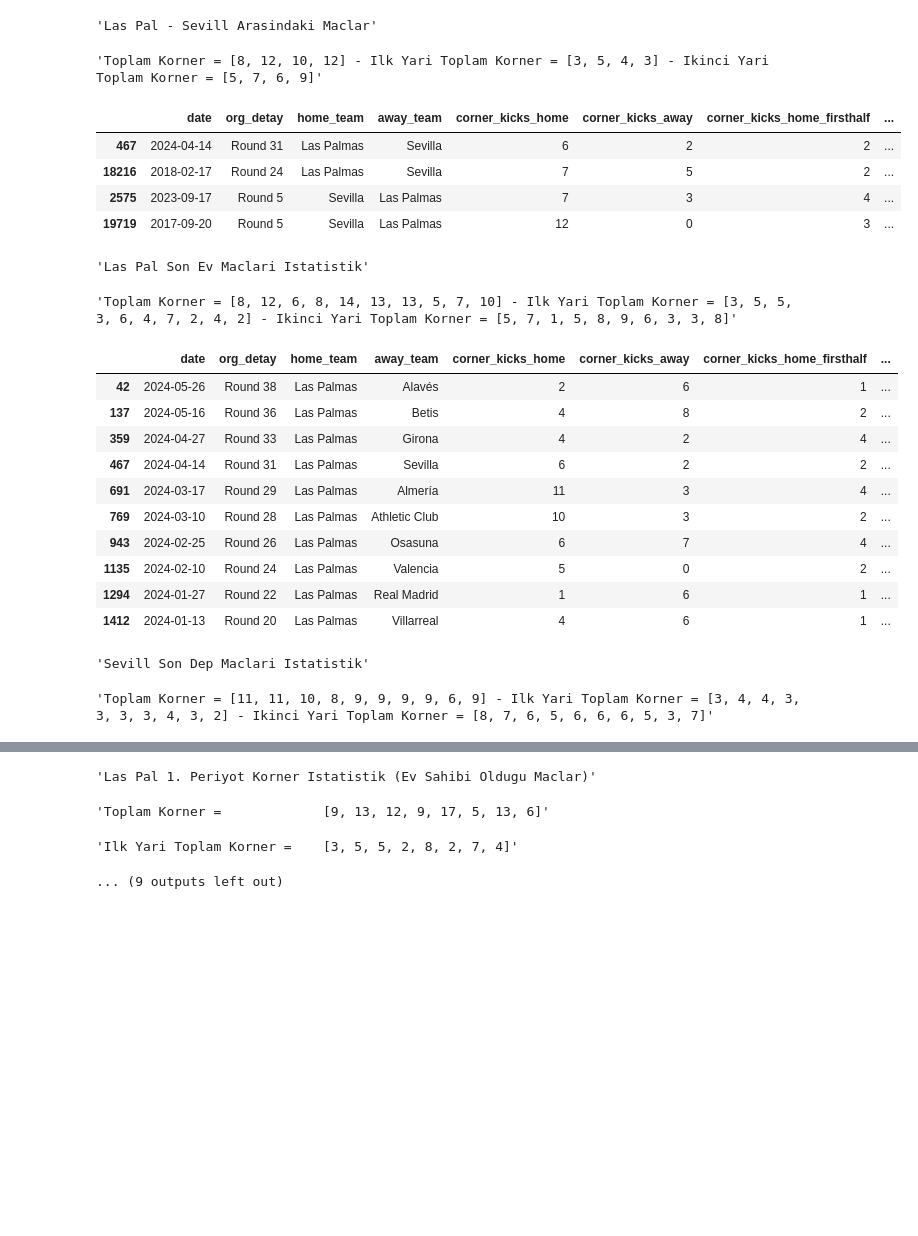
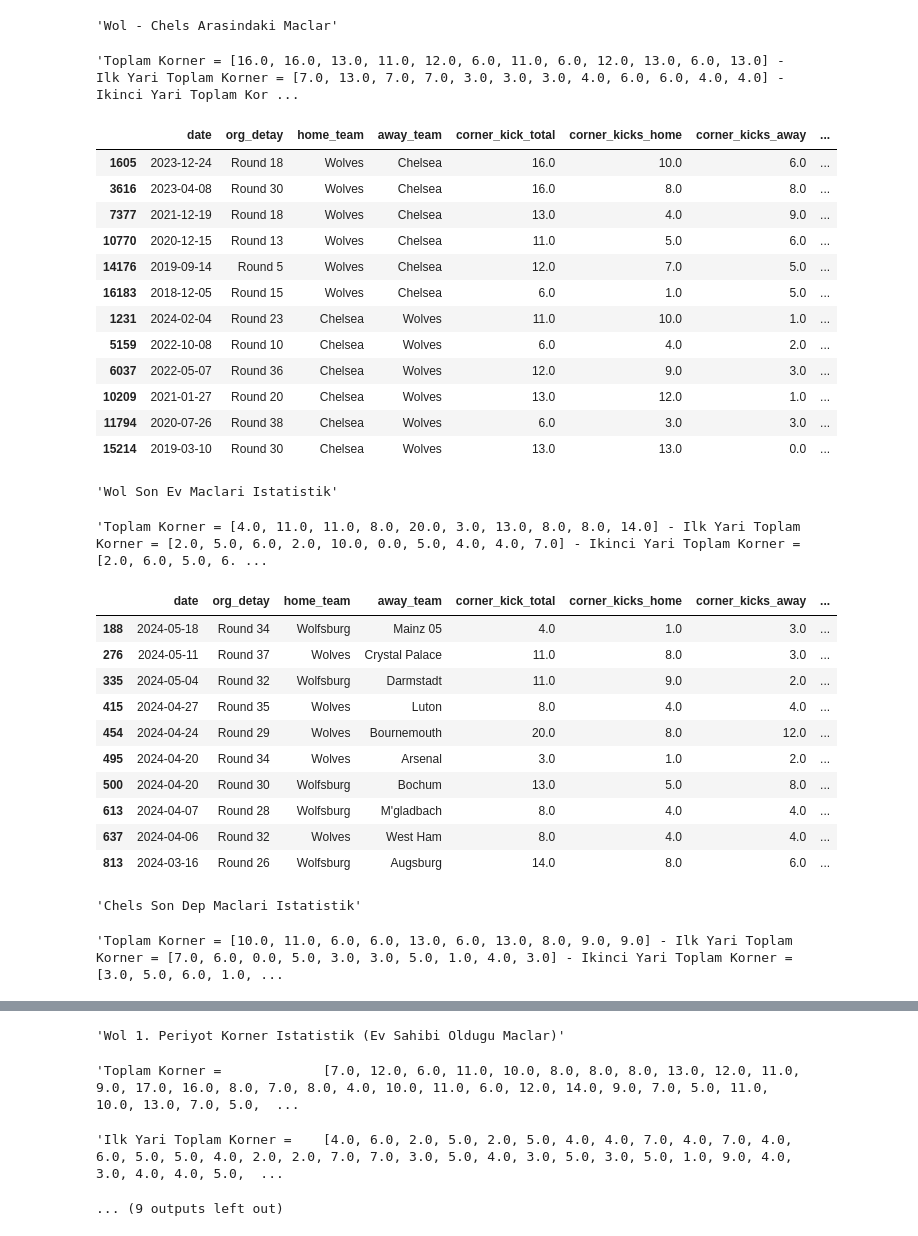
Before and after one commit to jesustr/sofa_calisma, a Jupyter notebook: sofa_functions.ipynb, the cells around one changed output, grey strips where cells are left out. Drawn from its saved outputs; the diff is of its cells as text; code cells hidden in the pictures; blank space fills up the shorter version.

```diff
--- a/sofa_functions.ipynb
+++ b/sofa_functions.ipynb
@@ -1,21 +1,26 @@
 # %%
 import pandas as pd
+import matplotlib.pyplot as plt
+import seaborn as sns
 pd.set_option('display.max_colwidth', None)
 pd.set_option('display.max_columns', None)
 pd.set_option('display.width', None)
-df = pd.read_csv('/Users/icy/Football_project/Footbal_project/csvler/last_df_.csv', parse_dates=['date'])
+df = pd.read_csv('/Users/icy/Desktop/sofa/sofa_all_works/csvler/last_df.csv', parse_dates=['date'])
+import numpy as np
 # %%
 import pandas as pd
 from IPython.display import HTML
 from IPython.display import display
+import matplotlib.pyplot as plt
+import seaborn as sns
 pd.set_option('display.max_colwidth', None)
 pd.set_option('display.max_columns', None)
 pd.set_option('display.width', None)
 
 def corner(home,away,hafta= 5,period= None):
-    df_all = pd.read_csv('/Users/icy/Desktop/sofa/sofa_all_works/csvler/last_df_.csv', parse_dates=['date'])
-    df = df_all[['date','org_detay','home_team','away_team','corner_kicks_home','corner_kicks_away','corner_kicks_home_firsthalf',
-    'corner_kicks_away_firsthalf','home_goal','away_goal','result','home_iy_goal','away_iy_goal','iy_result','referee','season','ulke','season_round','season_period']]
+    df_all = pd.read_csv('/Users/icy/Desktop/sofa/sofa_all_works/csvler/last_df.csv', parse_dates=['date'])
+    df = df_all[['date','org_detay','home_team','away_team','corner_kick_total','corner_kicks_home','corner_kicks_away','corner_kick_total_firsthalf','corner_kicks_home_firsthalf',
+    'corner_kicks_away_firsthalf','corner_kick_total_secondhalf','corner_kicks_home_secondhalf','corner_kicks_away_secondhalf','home_goal','away_goal','result','home_iy_goal','away_iy_goal','iy_result','referee','season','ulke','season_round','season_period']]
     season = 7
     df  = df[~(df.ulke == 'Europe')]
     df_1 = df[(df.home_team.str.contains(home)) & (df.away_team.str.contains(away))].sort_values(by= 'date', ascending= False)
@@ -34,7 +39,7 @@ def corner(home,away,hafta= 5,period= None):
     away_toplam_ikinci_corner = list((df_away_team_corner['corner_kicks_home'] + df_away_team_corner['corner_kicks_away']) - (df_away_team_corner['corner_kicks_home_firsthalf'] + df_away_team_corner['corner_kicks_away_firsthalf']))
     if not df_1.empty:
         ulke = df_1.ulke.iloc[0]
-        df_hakem_corner_ort = df[(df.ulke == ulke) & (df.season > season - 1)].groupby('referee')[['corner_kicks_home','corner_kicks_away','corner_kicks_home_firsthalf','corner_kicks_away_firsthalf']].mean().to_html()
+        df_hakem_corner_ort = df[(df.ulke == ulke) & (df.season > season - 1)].groupby('referee')[['corner_kick_total','corner_kicks_home','corner_kicks_away','corner_kick_total_firsthalf','corner_kicks_home_firsthalf','corner_kicks_away_firsthalf']].mean().to_html()
         df_hakem_corner_ort = f'<div style="max-height: 300px; overflow-y: auto;">{df_hakem_corner_ort}</div>'
     else:
         df_hakem_corner_ort = pd.DataFrame()
@@ -84,25 +82,33 @@ df= pd.read_csv('/Users/icy/Desktop/sofa/sofa_all_works/csvler/last_df_.csv')
 # %%
-corner(home='Las Pal',away= 'Sevill', hafta= 10, period= 1)
+corner(home='Wol',away= 'Chels', hafta= 10, period= 1)
 # %% [output]
-'Las Pal - Sevill Arasindaki Maclar'
+'Wol - Chels Arasindaki Maclar'
-'Toplam Korner = [8, 12, 10, 12] - Ilk Yari Toplam Korner = [3, 5, 4, 3] - Ikinci Yari Toplam Korner = [5, 7, 6, 9]'
+'Toplam Korner = [16.0, 16.0, 13.0, 11.0, 12.0, 6.0, 11.0, 6.0, 12.0, 13.0, 6.0, 13.0] - Ilk Yari Toplam Korner = [7.0, 13.0, 7.0, 7.0, 3.0, 3.0, 3.0, 4.0, 6.0, 6.0, 4.0, 4.0] - Ikinci Yari Toplam Kor ...
-|  | date | org_detay | home_team | away_team | corner_kicks_home | corner_kicks_away | corner_kicks_home_firsthalf | ... |
-| 467 | 2024-04-14 | Round 31 | Las Palmas | Sevilla | 6 | 2 | 2 | ... |
-| 18216 | 2018-02-17 | Round 24 | Las Palmas | Sevilla | 7 | 5 | 2 | ... |
-| 2575 | 2023-09-17 | Round 5 | Sevilla | Las Palmas | 7 | 3 | 4 | ... |
-| 19719 | 2017-09-20 | Round 5 | Sevilla | Las Palmas | 12 | 0 | 3 | ... |
+|  | date | org_detay | home_team | away_team | corner_kick_total | corner_kicks_home | corner_kicks_away | ... |
+| 1605 | 2023-12-24 | Round 18 | Wolves | Chelsea | 16.0 | 10.0 | 6.0 | ... |
+| 3616 | 2023-04-08 | Round 30 | Wolves | Chelsea | 16.0 | 8.0 | 8.0 | ... |
+| 7377 | 2021-12-19 | Round 18 | Wolves | Chelsea | 13.0 | 4.0 | 9.0 | ... |
+| 10770 | 2020-12-15 | Round 13 | Wolves | Chelsea | 11.0 | 5.0 | 6.0 | ... |
+| 14176 | 2019-09-14 | Round 5 | Wolves | Chelsea | 12.0 | 7.0 | 5.0 | ... |
+| 16183 | 2018-12-05 | Round 15 | Wolves | Chelsea | 6.0 | 1.0 | 5.0 | ... |
+| 1231 | 2024-02-04 | Round 23 | Chelsea | Wolves | 11.0 | 10.0 | 1.0 | ... |
+| 5159 | 2022-10-08 | Round 10 | Chelsea | Wolves | 6.0 | 4.0 | 2.0 | ... |
+| 6037 | 2022-05-07 | Round 36 | Chelsea | Wolves | 12.0 | 9.0 | 3.0 | ... |
+| 10209 | 2021-01-27 | Round 20 | Chelsea | Wolves | 13.0 | 12.0 | 1.0 | ... |
+| 11794 | 2020-07-26 | Round 38 | Chelsea | Wolves | 6.0 | 3.0 | 3.0 | ... |
+| 15214 | 2019-03-10 | Round 30 | Chelsea | Wolves | 13.0 | 13.0 | 0.0 | ... |
-'Las Pal Son Ev Maclari Istatistik'
+'Wol Son Ev Maclari Istatistik'
-'Toplam Korner = [8, 12, 6, 8, 14, 13, 13, 5, 7, 10] - Ilk Yari Toplam Korner = [3, 5, 5, 3, 6, 4, 7, 2, 4, 2] - Ikinci Yari Toplam Korner = [5, 7, 1, 5, 8, 9, 6, 3, 3, 8]'
+'Toplam Korner = [4.0, 11.0, 11.0, 8.0, 20.0, 3.0, 13.0, 8.0, 8.0, 14.0] - Ilk Yari Toplam Korner = [2.0, 5.0, 6.0, 2.0, 10.0, 0.0, 5.0, 4.0, 4.0, 7.0] - Ikinci Yari Toplam Korner = [2.0, 6.0, 5.0, 6. ...
-|  | date | org_detay | home_team | away_team | corner_kicks_home | corner_kicks_away | corner_kicks_home_firsthalf | ... |
-| 42 | 2024-05-26 | Round 38 | Las Palmas | Alavés | 2 | 6 | 1 | ... |
-| 137 | 2024-05-16 | Round 36 | Las Palmas | Betis | 4 | 8 | 2 | ... |
-| 359 | 2024-04-27 | Round 33 | Las Palmas | Girona | 4 | 2 | 4 | ... |
-| 467 | 2024-04-14 | Round 31 | Las Palmas | Sevilla | 6 | 2 | 2 | ... |
-| 691 | 2024-03-17 | Round 29 | Las Palmas | Almería | 11 | 3 | 4 | ... |
-| 769 | 2024-03-10 | Round 28 | Las Palmas | Athletic Club | 10 | 3 | 2 | ... |
-| 943 | 2024-02-25 | Round 26 | Las Palmas | Osasuna | 6 | 7 | 4 | ... |
-| 1135 | 2024-02-10 | Round 24 | Las Palmas | Valencia | 5 | 0 | 2 | ... |
-| 1294 | 2024-01-27 | Round 22 | Las Palmas | Real Madrid | 1 | 6 | 1 | ... |
-| 1412 | 2024-01-13 | Round 20 | Las Palmas | Villarreal | 4 | 6 | 1 | ... |
+|  | date | org_detay | home_team | away_team | corner_kick_total | corner_kicks_home | corner_kicks_away | ... |
+| 188 | 2024-05-18 | Round 34 | Wolfsburg | Mainz 05 | 4.0 | 1.0 | 3.0 | ... |
+| 276 | 2024-05-11 | Round 37 | Wolves | Crystal Palace | 11.0 | 8.0 | 3.0 | ... |
+| 335 | 2024-05-04 | Round 32 | Wolfsburg | Darmstadt | 11.0 | 9.0 | 2.0 | ... |
+| 415 | 2024-04-27 | Round 35 | Wolves | Luton | 8.0 | 4.0 | 4.0 | ... |
+| 454 | 2024-04-24 | Round 29 | Wolves | Bournemouth | 20.0 | 8.0 | 12.0 | ... |
+| 495 | 2024-04-20 | Round 34 | Wolves | Arsenal | 3.0 | 1.0 | 2.0 | ... |
+| 500 | 2024-04-20 | Round 30 | Wolfsburg | Bochum | 13.0 | 5.0 | 8.0 | ... |
+| 613 | 2024-04-07 | Round 28 | Wolfsburg | M'gladbach | 8.0 | 4.0 | 4.0 | ... |
+| 637 | 2024-04-06 | Round 32 | Wolves | West Ham | 8.0 | 4.0 | 4.0 | ... |
+| 813 | 2024-03-16 | Round 26 | Wolfsburg | Augsburg | 14.0 | 8.0 | 6.0 | ... |
-'Sevill Son Dep Maclari Istatistik'
+'Chels Son Dep Maclari Istatistik'
-'Toplam Korner = [11, 11, 10, 8, 9, 9, 9, 9, 6, 9] - Ilk Yari Toplam Korner = [3, 4, 4, 3, 3, 3, 3, 4, 3, 2] - Ikinci Yari Toplam Korner = [8, 7, 6, 5, 6, 6, 6, 5, 3, 7]'
+'Toplam Korner = [10.0, 11.0, 6.0, 6.0, 13.0, 6.0, 13.0, 8.0, 9.0, 9.0] - Ilk Yari Toplam Korner = [7.0, 6.0, 0.0, 5.0, 3.0, 3.0, 5.0, 1.0, 4.0, 3.0] - Ikinci Yari Toplam Korner = [3.0, 5.0, 6.0, 1.0, ...
@@ -120,4 +126,4 @@ corner(home='Las Pal',away= 'Sevill', hafta= 10, period= 1)
-'Las Pal 1. Periyot Korner Istatistik (Ev Sahibi Oldugu Maclar)'
+'Wol 1. Periyot Korner Istatistik (Ev Sahibi Oldugu Maclar)'
-'Toplam Korner =             [9, 13, 12, 9, 17, 5, 13, 6]'
+'Toplam Korner =             [7.0, 12.0, 6.0, 11.0, 10.0, 8.0, 8.0, 8.0, 13.0, 12.0, 11.0, 9.0, 17.0, 16.0, 8.0, 7.0, 8.0, 4.0, 10.0, 11.0, 6.0, 12.0, 14.0, 9.0, 7.0, 5.0, 11.0, 10.0, 13.0, 7.0, 5.0,  ...
-'Ilk Yari Toplam Korner =    [3, 5, 5, 2, 8, 2, 7, 4]'
+'Ilk Yari Toplam Korner =    [4.0, 6.0, 2.0, 5.0, 2.0, 5.0, 4.0, 4.0, 7.0, 4.0, 7.0, 4.0, 6.0, 5.0, 5.0, 4.0, 2.0, 2.0, 7.0, 7.0, 3.0, 5.0, 4.0, 3.0, 5.0, 3.0, 5.0, 1.0, 9.0, 4.0, 3.0, 4.0, 4.0, 5.0,  ...
 ... (9 outputs left out)
```
Also changed, not shown: parts of 10 cells of this notebook, 9 other files.
